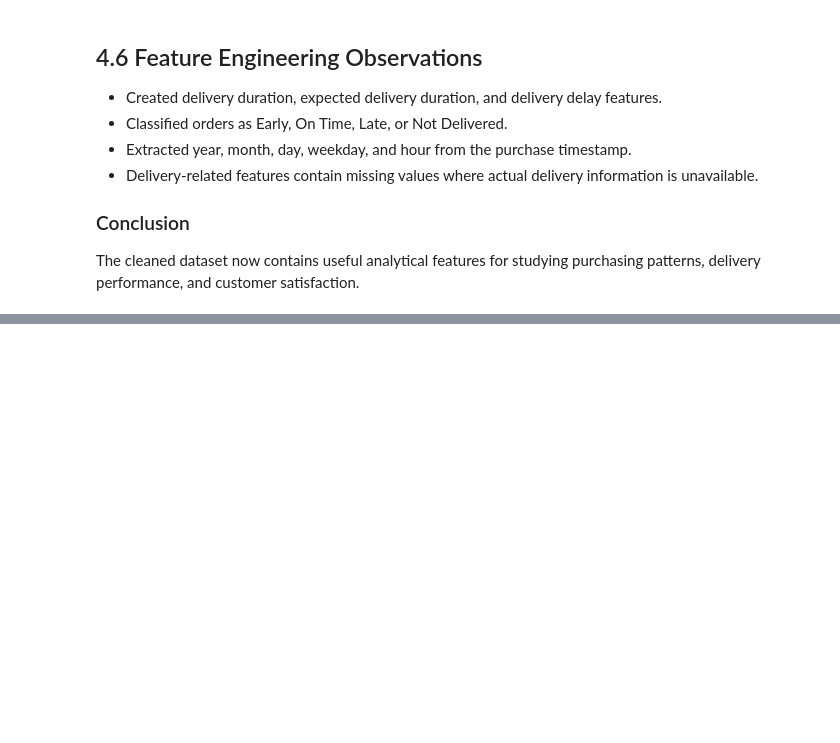
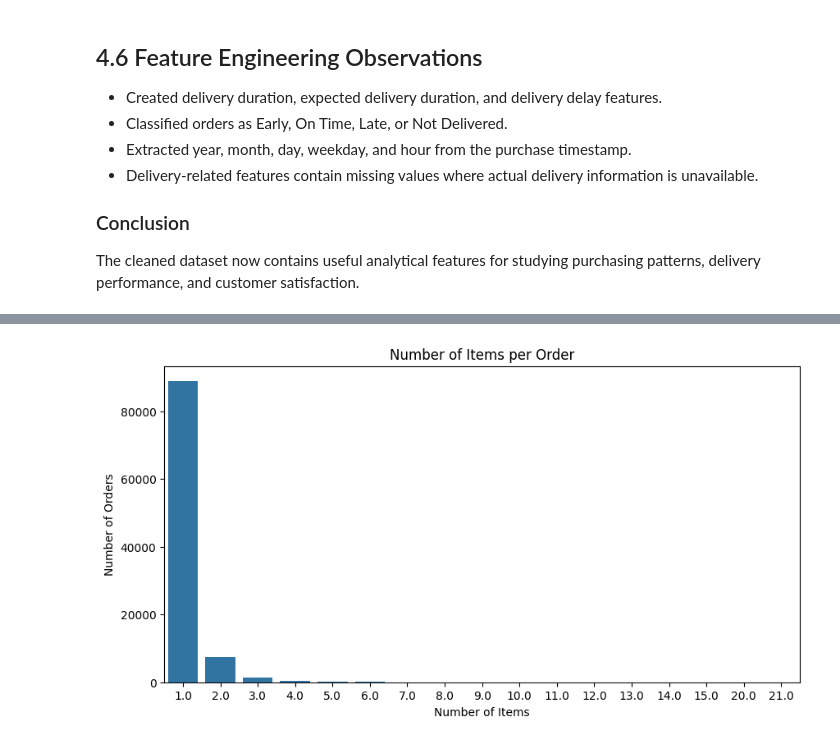
Before and after one commit to PranjaliSBidwe/E-Commerce_Sales_Customer_Behavior_Analysis, a Jupyter notebook: 01_data_understanding.ipynb, the cells around one changed output, grey strips where cells are left out. Saved outputs shown, nothing was run; the diff lists cells and outputs as text; code cells hidden in the pictures; blank space fills up the shorter version.

```diff
--- a/01_data_understanding.ipynb
+++ b/01_data_understanding.ipynb
@@ -1058,0 +1243,4 @@ The cleaned dataset now contains useful analytical features for studying purchas
+# %%
+items_summary = df_clean['n_items'].value_counts().sort_index()
+
+items_summary
@@ -1058,0 +1267,14 @@ The cleaned dataset now contains useful analytical features for studying purchas
+# %%
+plt.figure(figsize=(10, 5))
+
+sns.barplot(
+    x=items_summary.index,
+    y=items_summary.values
+)
+
+plt.title('Number of Items per Order')
+plt.xlabel('Number of Items')
+plt.ylabel('Number of Orders')
+plt.show()
+# %% [output]
+[figure, added]
```
Also changed, not shown: parts of 22 cells of this notebook.
